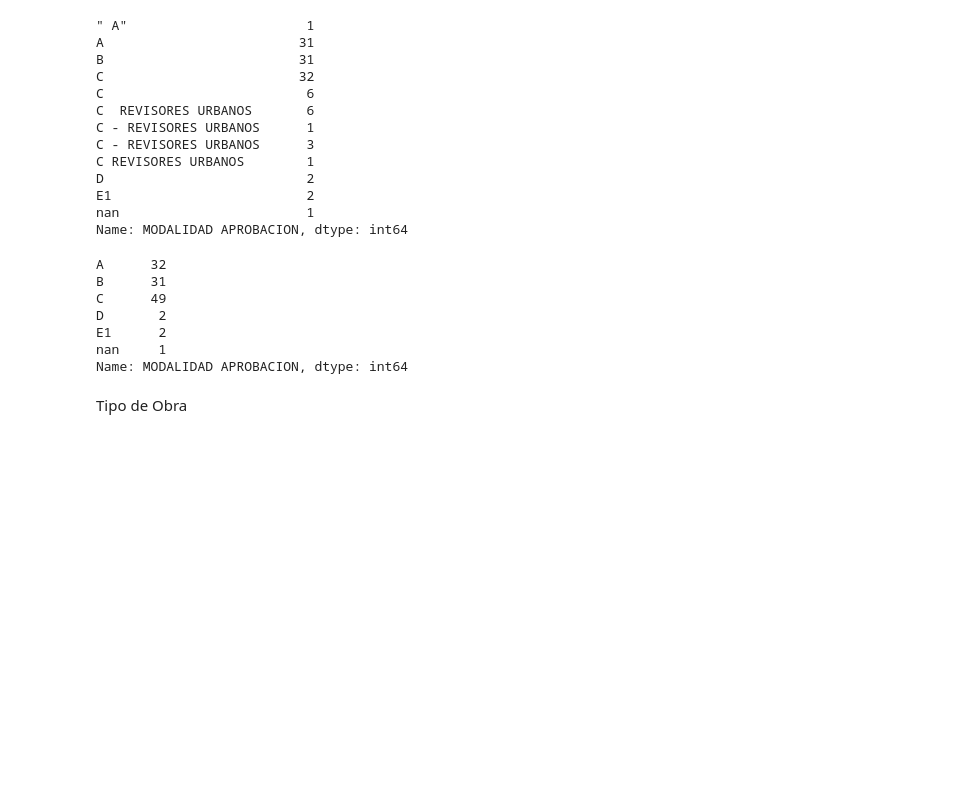
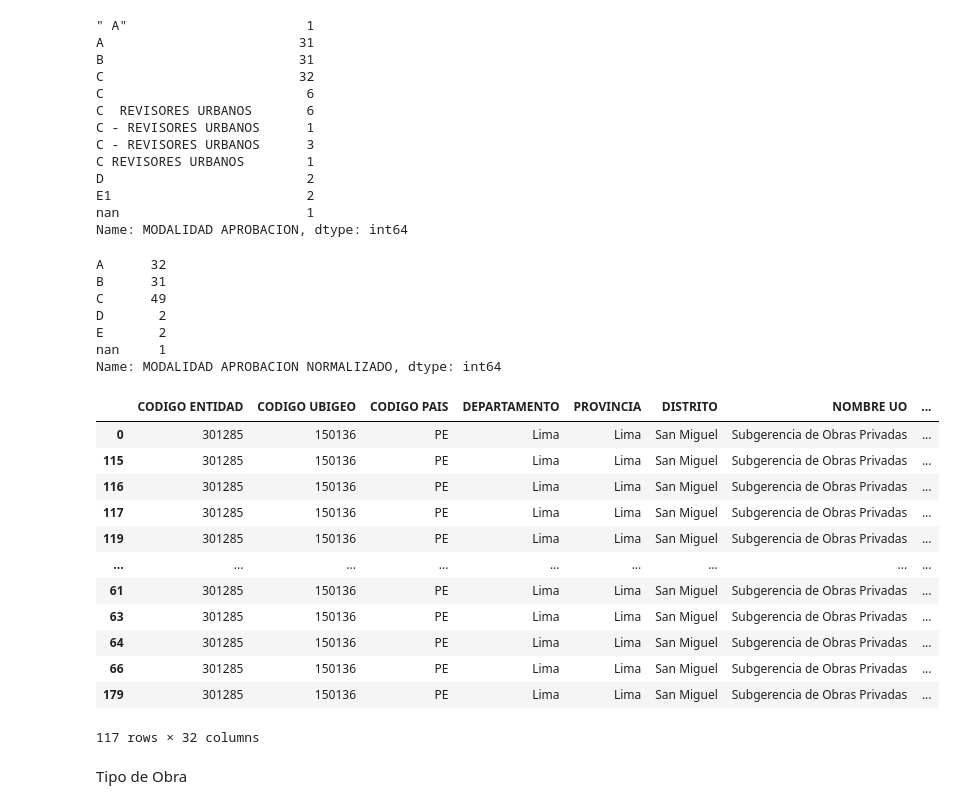
Before and after one commit to LuisPalominoR/Clase-5, a Jupyter notebook: Edificaciones_PROTO.ipynb, the cells around one changed output. Cells and saved outputs as stored; diff of their text form; code cells hidden in the pictures; blank space fills up the shorter version.

```diff
--- a/Edificaciones_PROTO.ipynb
+++ b/Edificaciones_PROTO.ipynb
@@ -935,3 +992,5 @@ Name: DETALLE ALTURA, dtype: int64
+# %%
+df_ordenado = df_ordenado.drop('DETALLE ALTURA NORMALIZADO', axis=1)
 # %% [markdown]
 Modalidad Aprobación
 # %%
@@ -958,17 +1017,36 @@ def APROBACION(MODALIDAD):
         return 'C'
     if "A" in MODALIDAD:
         return "A"
+    if "E1" in MODALIDAD:
+        return "E"
     else:
         return MODALIDAD
 
-df_ordenado['MODALIDAD APROBACION'] = df_ordenado['MODALIDAD APROBACION'].apply(APROBACION)
+df_ordenado['MODALIDAD APROBACION NORMALIZADO'] = df_ordenado['MODALIDAD APROBACION'].apply(APROBACION)
 
-df_ordenado['MODALIDAD APROBACION'].value_counts(dropna=False).sort_index()
+df_ordenado['MODALIDAD APROBACION NORMALIZADO'].value_counts(dropna=False).sort_index()
 # %% [output]
 A      32
 B      31
 C      49
 D       2
-E1      2
+E       2
 nan     1
-Name: MODALIDAD APROBACION, dtype: int64
+Name: MODALIDAD APROBACION NORMALIZADO, dtype: int64
+# %%
+df_ordenado['MODALIDAD APROBACION'] = df_ordenado['MODALIDAD APROBACION NORMALIZADO']
+df_ordenado
+# %% [output]
+|  | CODIGO ENTIDAD | CODIGO UBIGEO | CODIGO PAIS | DEPARTAMENTO | PROVINCIA | DISTRITO | NOMBRE UO | ... |
+| 0 | 301285 | 150136 | PE | Lima | Lima | San Miguel | Subgerencia de Obras Privadas | ... |
+| 115 | 301285 | 150136 | PE | Lima | Lima | San Miguel | Subgerencia de Obras Privadas | ... |
+| 116 | 301285 | 150136 | PE | Lima | Lima | San Miguel | Subgerencia de Obras Privadas | ... |
+| 117 | 301285 | 150136 | PE | Lima | Lima | San Miguel | Subgerencia de Obras Privadas | ... |
+| 119 | 301285 | 150136 | PE | Lima | Lima | San Miguel | Subgerencia de Obras Privadas | ... |
+| ... | ... | ... | ... | ... | ... | ... | ... | ... |
+| 61 | 301285 | 150136 | PE | Lima | Lima | San Miguel | Subgerencia de Obras Privadas | ... |
+| 63 | 301285 | 150136 | PE | Lima | Lima | San Miguel | Subgerencia de Obras Privadas | ... |
+| 64 | 301285 | 150136 | PE | Lima | Lima | San Miguel | Subgerencia de Obras Privadas | ... |
+| 66 | 301285 | 150136 | PE | Lima | Lima | San Miguel | Subgerencia de Obras Privadas | ... |
+| 179 | 301285 | 150136 | PE | Lima | Lima | San Miguel | Subgerencia de Obras Privadas | ... |
+117 rows × 32 columns
```
Also changed, not shown: parts of 40 cells of this notebook.
